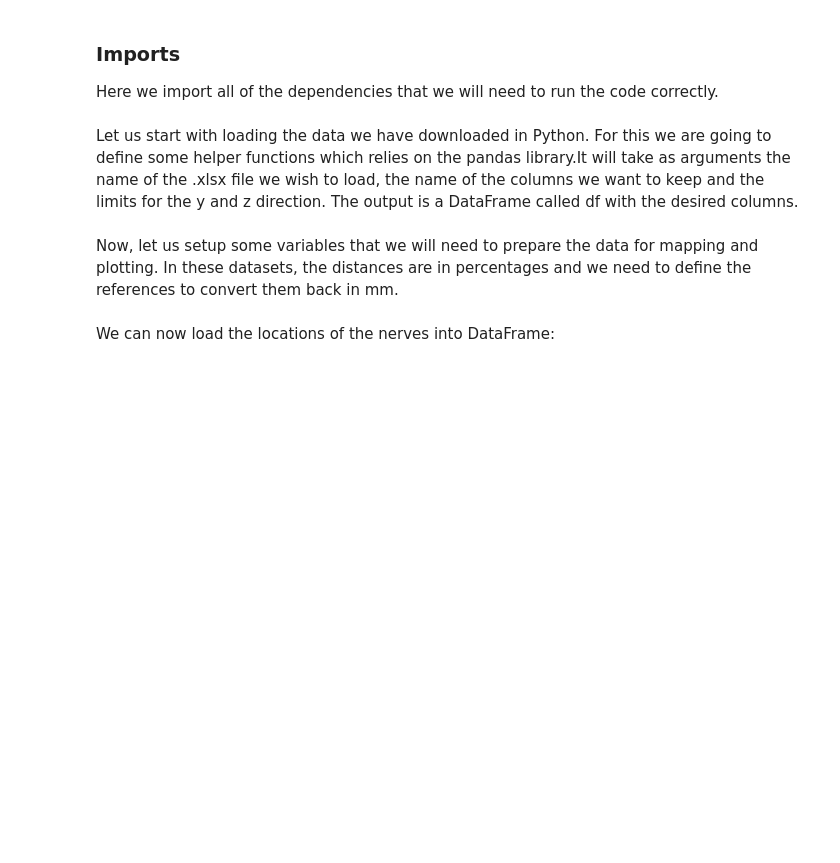
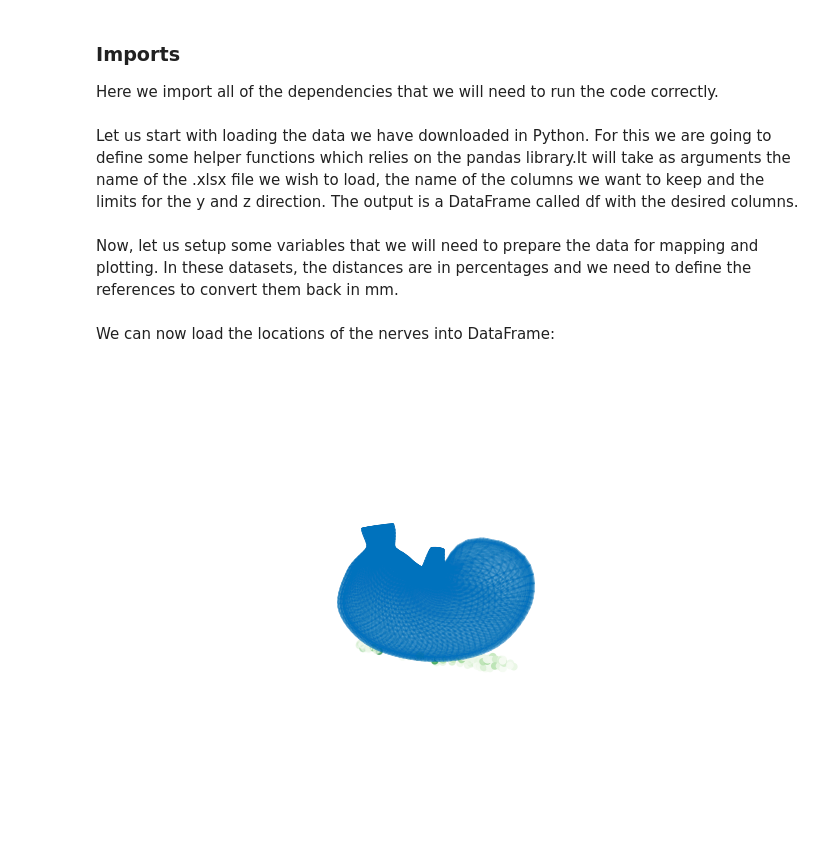
Before and after one commit to SPARC-FAIR-Codeathon/QuiltedTutorials, a Jupyter notebook: SPARC-tutorial.ipynb, the cells around one changed output. Drawn from its saved outputs; the diff is of its cells as text; code cells hidden in the pictures; blank space fills up the shorter version.

Commit message:
Integrated data visualisation

```diff
--- a/SPARC-tutorial.ipynb
+++ b/SPARC-tutorial.ipynb
@@ -115,6 +129,6 @@ col_keeps = {'%x (distance from pylorus side)':'%x', '%y (distance from bottom)'
 # %% [markdown]
 We can now load the locations of the nerves into DataFrame:
 # %%
-df_igle = load_data('IGLE_data.xlsx', col_keeps, y_lims, z_lims)
-df_ima = load_data('IMA_analyzed_data.xlsx', col_keeps, y_lims, z_lims)
-df_efferent = load_data('Efferent_data.xlsx', col_keeps, y_lims, z_lims)
+df_igle = load_data('data/IGLE_data.xlsx', col_keeps, y_lims, z_lims)
+df_ima = load_data('data/IMA_analyzed_data.xlsx', col_keeps, y_lims, z_lims)
+df_efferent = load_data('data/Efferent_data.xlsx', col_keeps, y_lims, z_lims)
@@ -120,0 +159,5 @@ df_efferent = load_data('Efferent_data.xlsx', col_keeps, y_lims, z_lims)
+# %%
+#### Interactive dropdowns for selection of IGLEs, IMAs, efferent neurons (the three different dfs above)
+#### it should make data_array=numpy.array (instead of the test data below)
+### temporary
+data_array = np.array(df_efferent[['y','z','area']])
@@ -120,0 +187,28 @@ df_efferent = load_data('Efferent_data.xlsx', col_keeps, y_lims, z_lims)
+# %%
+# this enables interactivity in jupyterlab and needs to be in the same cell as the plotting calls
+%matplotlib widget
+
+# start a matplotlib 3d interactive figure
+fig = plt.figure()
+ax = fig.add_subplot(projection='3d')
+
+# add mesh as triangle polygons to 3d matplotlib view
+faces = mplot3d.art3d.Poly3DCollection(your_mesh.vectors, color=(0, 0.4470, 0.7410))
+faces.set_edgecolor((0, 0.4470, 0.7410, 0.1))
+faces.set_alpha(0.1)
+ax.add_collection3d(faces)
+
+# plot the projected neurons coloured by their area of innervation
+ax.scatter(data_threeDim[:,0], data_threeDim[:,1], data_threeDim[:,2], c=data_intensity, cmap='Greens')
+
+# Scale view to the mesh size and turn off axis chrome
+ax.set_xlim(0,40)
+ax.set_ylim(-10,30)
+ax.set_zlim(-10,30)
+ax.axis('off')
+
+# show ventral surface and plot projected neurons
+ax.view_init(10, -57, 'y')
+plt.show()
+# %% [output]
+[figure, added]
```
Also changed, not shown: parts of 7 cells of this notebook.
